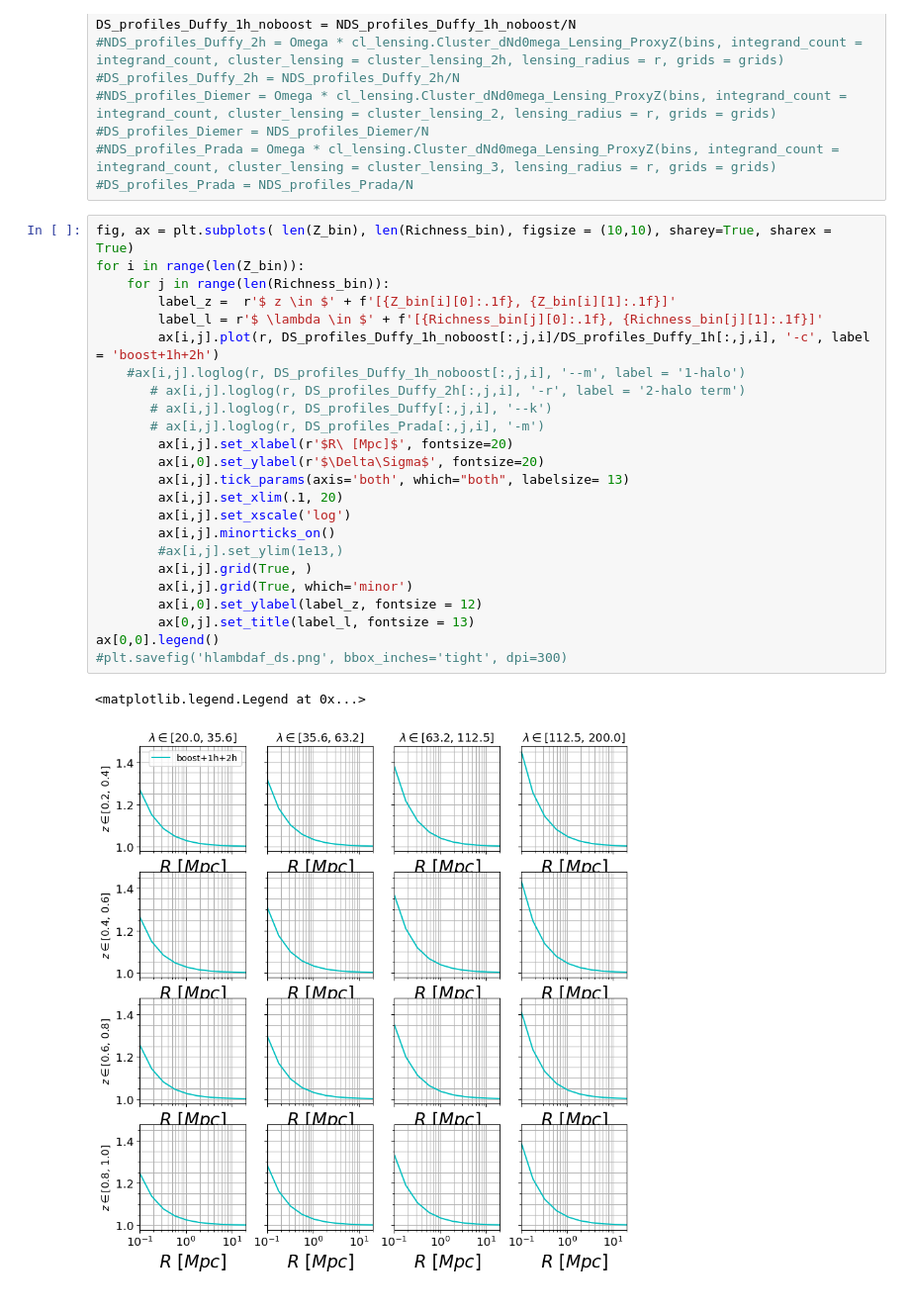
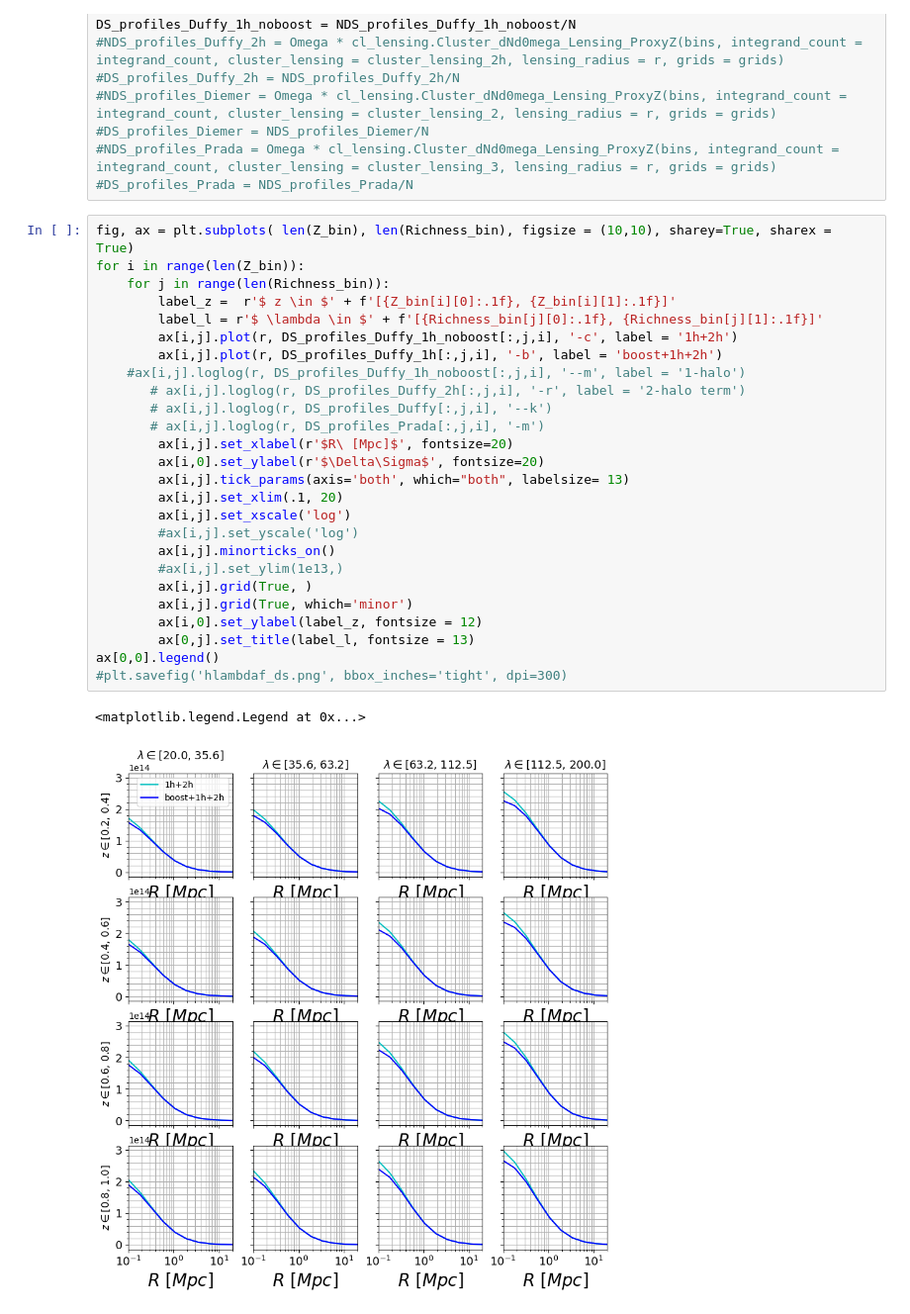
Before and after one commit to LSSTDESC/CLCosmo_Sim, a Jupyter notebook: modeling/Example_lensing_modeling.ipynb, the cells around one changed output. Shown at 99% size. Cells and saved outputs as stored; diff of their text form.

Commit message:
small changes, testing boost factor

```diff
--- a/modeling/Example_lensing_modeling.ipynb
+++ b/modeling/Example_lensing_modeling.ipynb
@@ -137,27 +129,29 @@ DS_profiles_Duffy_1h_noboost = NDS_profiles_Duffy_1h_noboost/N
 # %%
 fig, ax = plt.subplots( len(Z_bin), len(Richness_bin), figsize = (10,10), sharey=True, sharex = True)
 for i in range(len(Z_bin)):
     for j in range(len(Richness_bin)):
         label_z =  r'$ z \in $' + f'[{Z_bin[i][0]:.1f}, {Z_bin[i][1]:.1f}]'
         label_l = r'$ \lambda \in $' + f'[{Richness_bin[j][0]:.1f}, {Richness_bin[j][1]:.1f}]'
-        ax[i,j].plot(r, DS_profiles_Duffy_1h_noboost[:,j,i]/DS_profiles_Duffy_1h[:,j,i], '-c', label = 'boost+1h+2h')
+        ax[i,j].plot(r, DS_profiles_Duffy_1h_noboost[:,j,i], '-c', label = '1h+2h')
+        ax[i,j].plot(r, DS_profiles_Duffy_1h[:,j,i], '-b', label = 'boost+1h+2h')
     #ax[i,j].loglog(r, DS_profiles_Duffy_1h_noboost[:,j,i], '--m', label = '1-halo')
        # ax[i,j].loglog(r, DS_profiles_Duffy_2h[:,j,i], '-r', label = '2-halo term')
        # ax[i,j].loglog(r, DS_profiles_Duffy[:,j,i], '--k')
        # ax[i,j].loglog(r, DS_profiles_Prada[:,j,i], '-m')
         ax[i,j].set_xlabel(r'$R\ [Mpc]$', fontsize=20)
         ax[i,0].set_ylabel(r'$\Delta\Sigma$', fontsize=20)
         ax[i,j].tick_params(axis='both', which="both", labelsize= 13)
         ax[i,j].set_xlim(.1, 20)
         ax[i,j].set_xscale('log')
+        #ax[i,j].set_yscale('log')
         ax[i,j].minorticks_on()
         #ax[i,j].set_ylim(1e13,)
         ax[i,j].grid(True, )
         ax[i,j].grid(True, which='minor')
         ax[i,0].set_ylabel(label_z, fontsize = 12)
         ax[0,j].set_title(label_l, fontsize = 13)
 ax[0,0].legend()
 #plt.savefig('hlambdaf_ds.png', bbox_inches='tight', dpi=300)
 # %% [output]
 <matplotlib.legend.Legend at 0x...>
-[figure, old version]
+[figure, new version]
```
Also changed, not shown: parts of 4 cells of this notebook.
